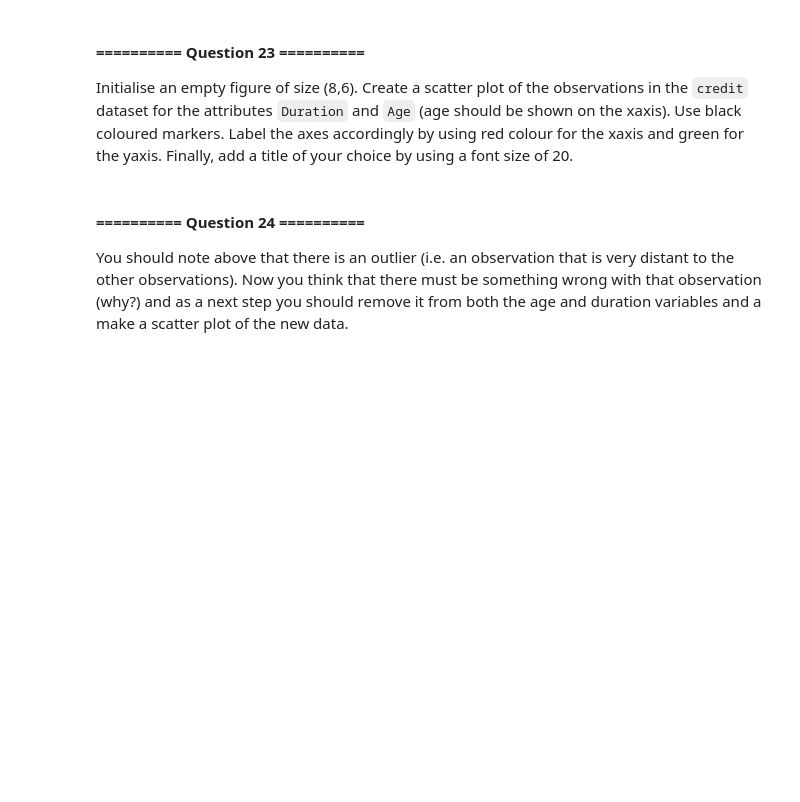
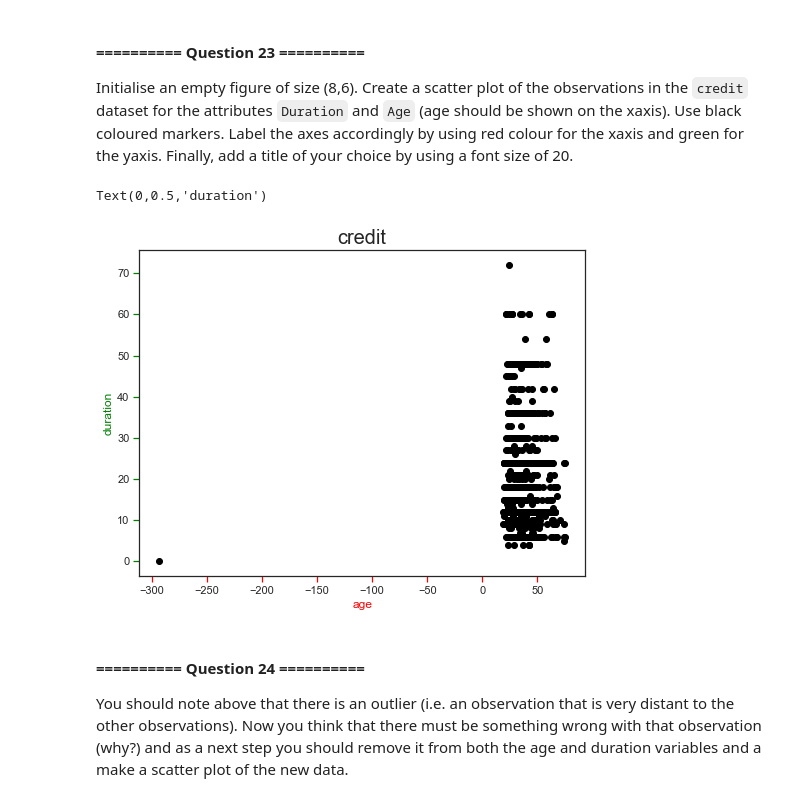
Before and after one commit to abc12345d/iaml-labs, a Jupyter notebook: Labs/00 - Introduction.ipynb, the cells around one changed output. Drawn from its saved outputs; the diff is of its cells as text; code cells hidden in the pictures; blank space fills up the shorter version.

```diff
--- a/Labs/00 - Introduction.ipynb
+++ b/Labs/00 - Introduction.ipynb
@@ -1525,3 +1546,6 @@ Load the `credit` dataset and display the dataset basic information.
+# %%
+credit_loc = os.path.join(os.getcwd(), 'datasets', 'credit.csv')
+credit = pd.read_csv(credit_loc)
 # %% [markdown]
 #### ========== Question 19 ==========
 Display the summary statistics of the attributes of the dataset.
@@ -1552,3 +1613,14 @@ Initialise an empty figure of size (8,6). Create a scatter plot of the observati
+# %%
+fig, ax = plt.subplots(figsize=(8,6))
+plt.scatter(credit.loc[:]["Age"],credit.loc[:]["Duration"],c="black")
+plt.title("credit",fontdict={'fontsize':20})
+plt.tick_params(axis='x',color="red")
+plt.xlabel('age', color='red')
+plt.tick_params(axis='y',color="green")
+plt.ylabel('duration', color='green')
+# %% [output]
+Text(0,0.5,'duration')
+[figure, added]
 # %% [markdown]
 #### ========== Question 24 ==========
 You should note above that there is an outlier (i.e. an observation that is very distant to the other observations). Now you think that there must be something wrong with that observation (why?) and as a next step you should remove it from both the age and duration variables and a make a scatter plot of the new data.
```
Also changed, not shown: parts of 37 cells of this notebook.
